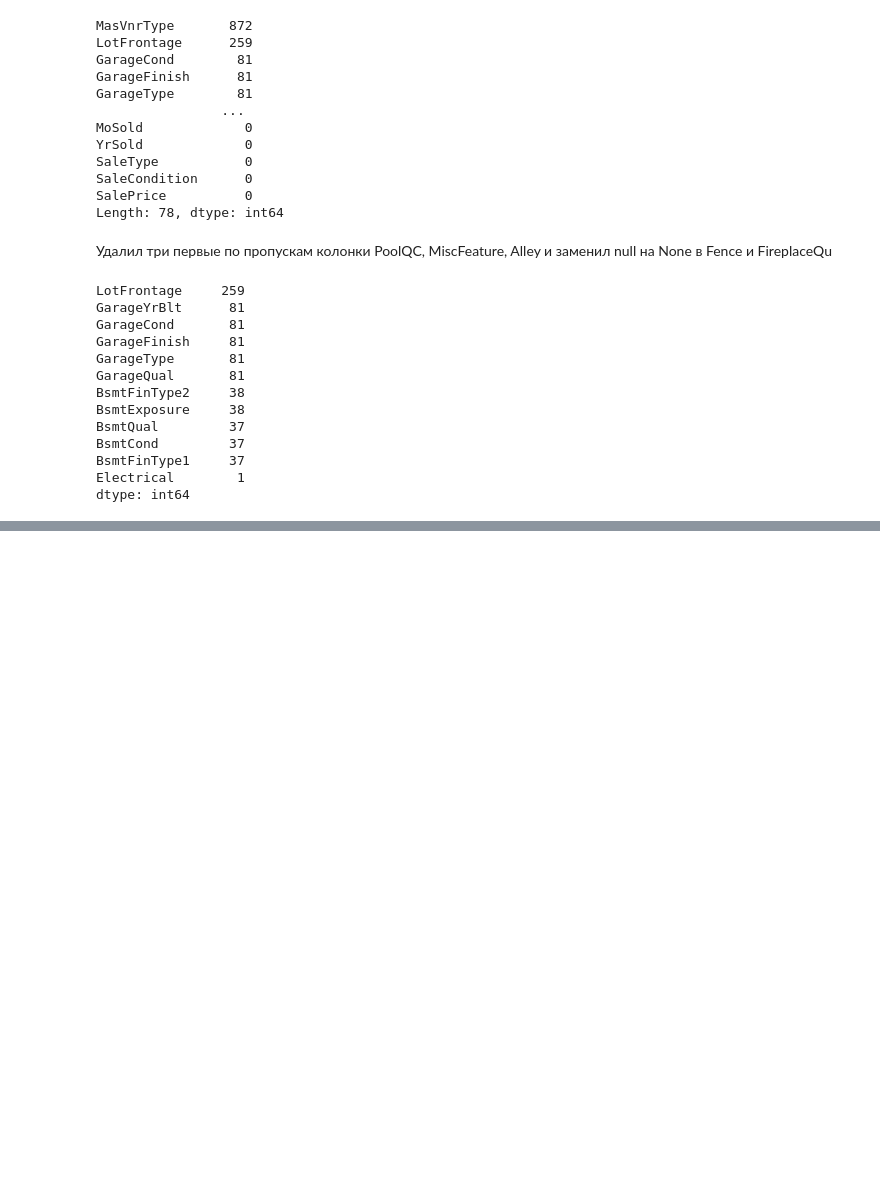
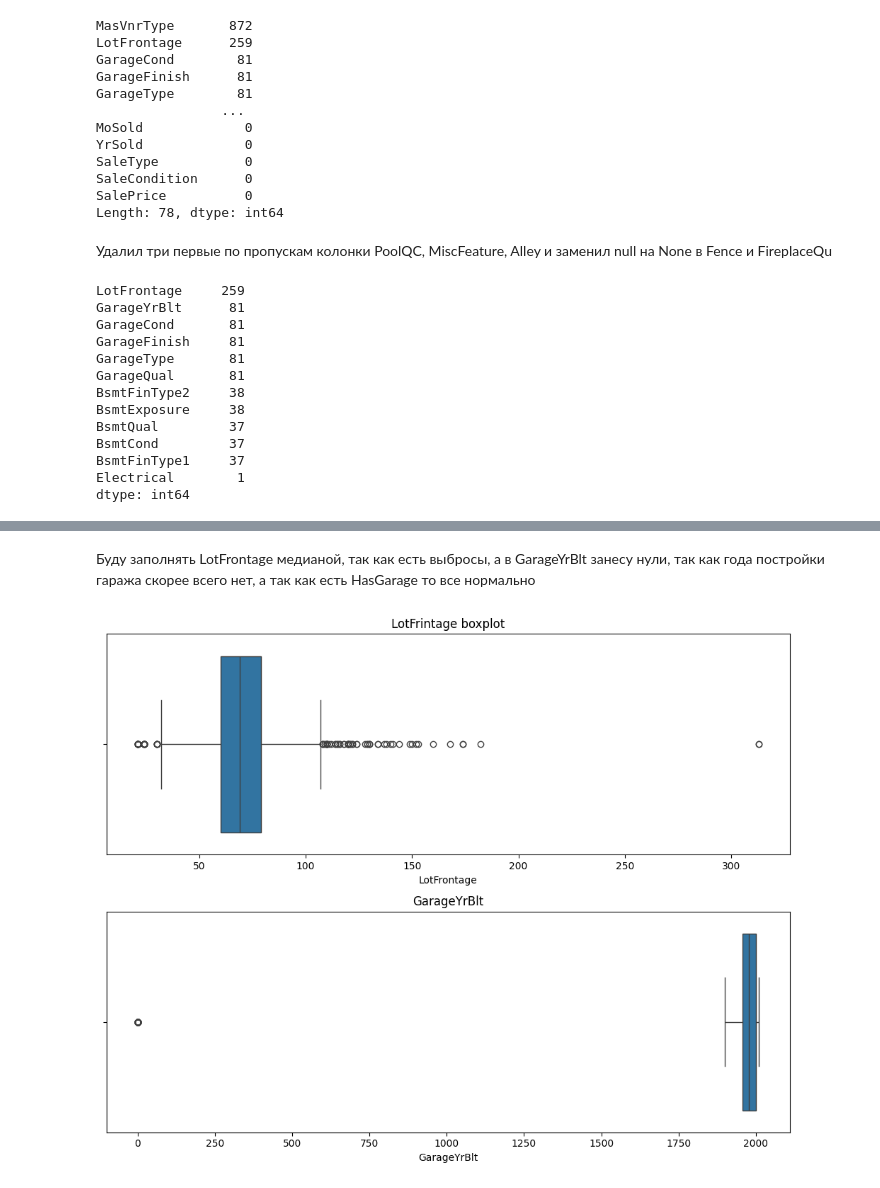
Before and after one commit to Nikita4gj/ml-course-homeworks, a Jupyter notebook: hw02_EDA/hw02_EDA.ipynb, the cells around one changed output, grey strips where cells are left out. Drawn from its saved outputs; the diff is of its cells as text; code cells hidden in the pictures; blank space fills up the shorter version.

```diff
--- a/hw02_EDA/hw02_EDA.ipynb
+++ b/hw02_EDA/hw02_EDA.ipynb
@@ -234,0 +279,20 @@ Name: count, Length: 1460, dtype: int64
+# %% [markdown]
+Буду заполнять LotFrontage медианой, так как есть выбросы, а в GarageYrBlt занесу нули, так как года постройки гаража скорее всего нет, а так как есть HasGarage то все нормально
+# %%
+df["LotFrontage"] =df["LotFrontage"].fillna(df["LotFrontage"].median())
+
+df["GarageYrBlt"] = df["GarageYrBlt"].fillna(0)
+
+plt.figure(figsize=(10, 8))
+
+plt.subplot(2, 1, 1)
+sns.boxplot(x= df["LotFrontage"])
+plt.title("LotFrintage boxplot")
+
+plt.subplot(2, 1, 2)
+sns.boxplot(x = df["GarageYrBlt"])
+plt.title("GarageYrBlt")
+
+plt.tight_layout()
+# %% [output]
+[figure, added]
```
Also changed, not shown: parts of 17 cells of this notebook.
